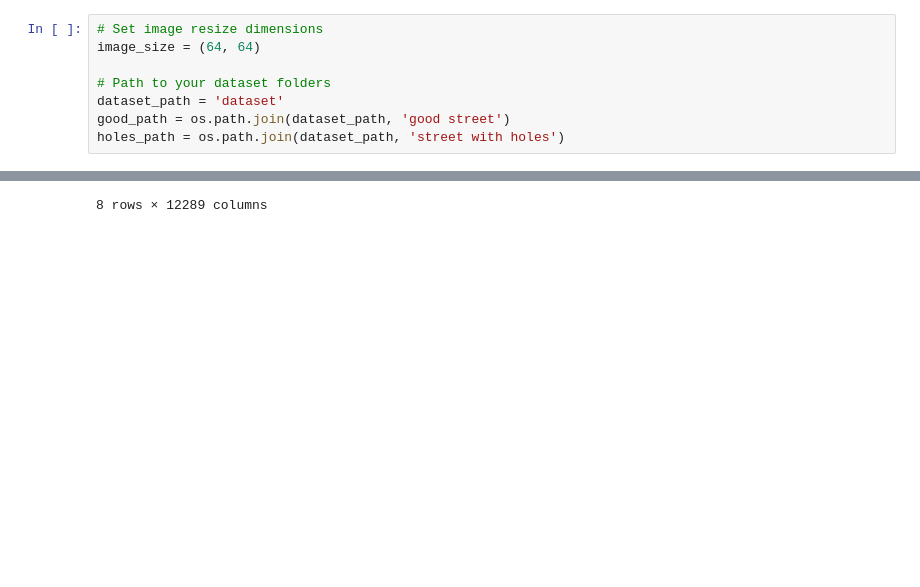
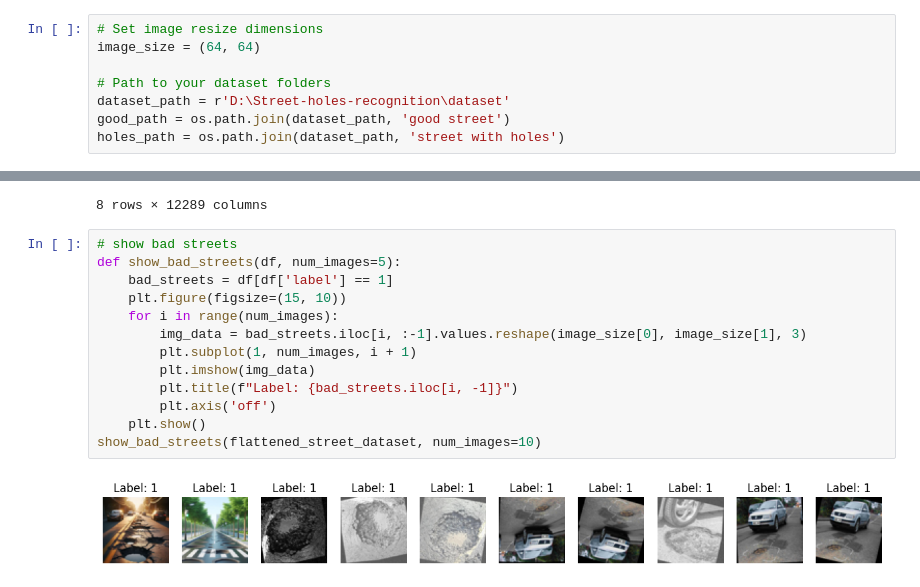
Before and after one commit to MousaAshraf/Street-holes-recognition, a Jupyter notebook: dataset.ipynb, the cells around one changed output, grey strips where cells are left out. Drawn from its saved outputs; the diff is of its cells as text; blank space fills up the shorter version.

Commit message:
Final updates: added scripts, notebooks, and dataset

```diff
--- a/dataset.ipynb
+++ b/dataset.ipynb
@@ -12,7 +12,7 @@ from sklearn.preprocessing import StandardScaler
 image_size = (64, 64)
 
 # Path to your dataset folders
-dataset_path = 'dataset'
+dataset_path = r'D:\Street-holes-recognition\dataset'
 good_path = os.path.join(dataset_path, 'good street')
 holes_path = os.path.join(dataset_path, 'street with holes')
 # %%
@@ -85,3 +85,18 @@ flattened_street_dataset.describe()
 | 75% | 0.674510 | 0.713725 | 0.780392 | 0.682353 | 0.717647 | 0.788235 | 0.690196 | 0.729412 | 0.792157 | 0.694118 | ... | ... |
 | max | 1.000000 | 1.000000 | 1.000000 | 1.000000 | 1.000000 | 1.000000 | 1.000000 | 1.000000 | 1.000000 | 1.000000 | ... | ... |
 8 rows × 12289 columns
+# %%
+# show bad streets
+def show_bad_streets(df, num_images=5):
+    bad_streets = df[df['label'] == 1]
+    plt.figure(figsize=(15, 10))
+    for i in range(num_images):
+        img_data = bad_streets.iloc[i, :-1].values.reshape(image_size[0], image_size[1], 3)
+        plt.subplot(1, num_images, i + 1)
+        plt.imshow(img_data)
+        plt.title(f"Label: {bad_streets.iloc[i, -1]}")
+        plt.axis('off')
+    plt.show()
+show_bad_streets(flattened_street_dataset, num_images=10)
+# %% [output]
+[figure, added]
```
Also changed, not shown: parts of 2 cells of this notebook, 7 other files.
